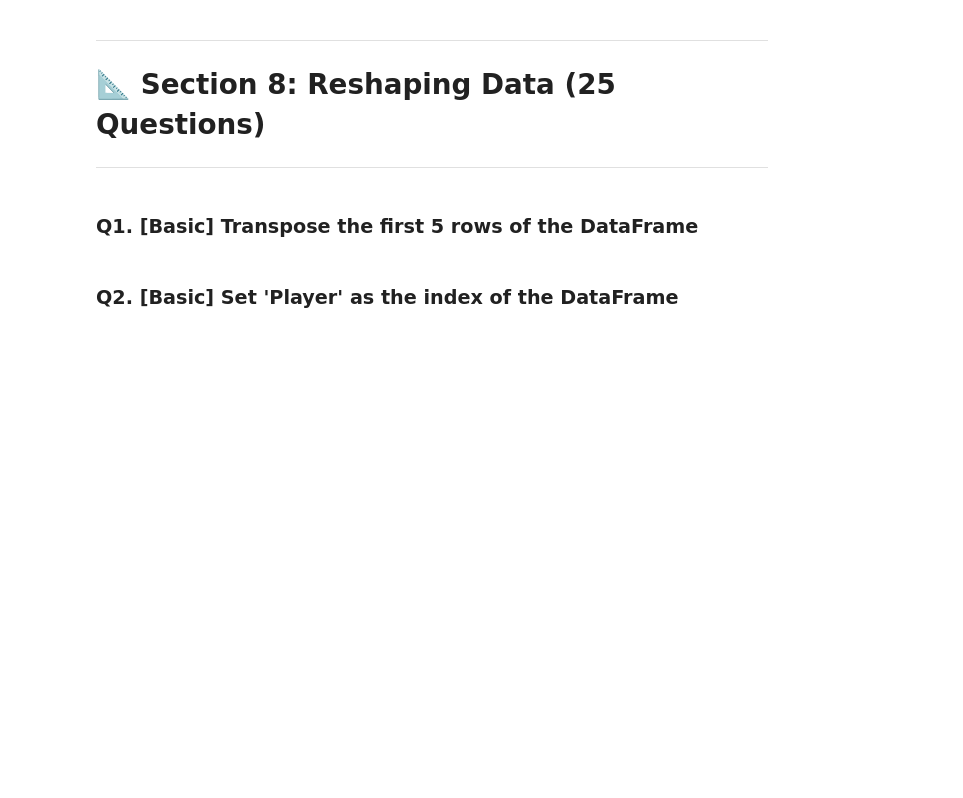
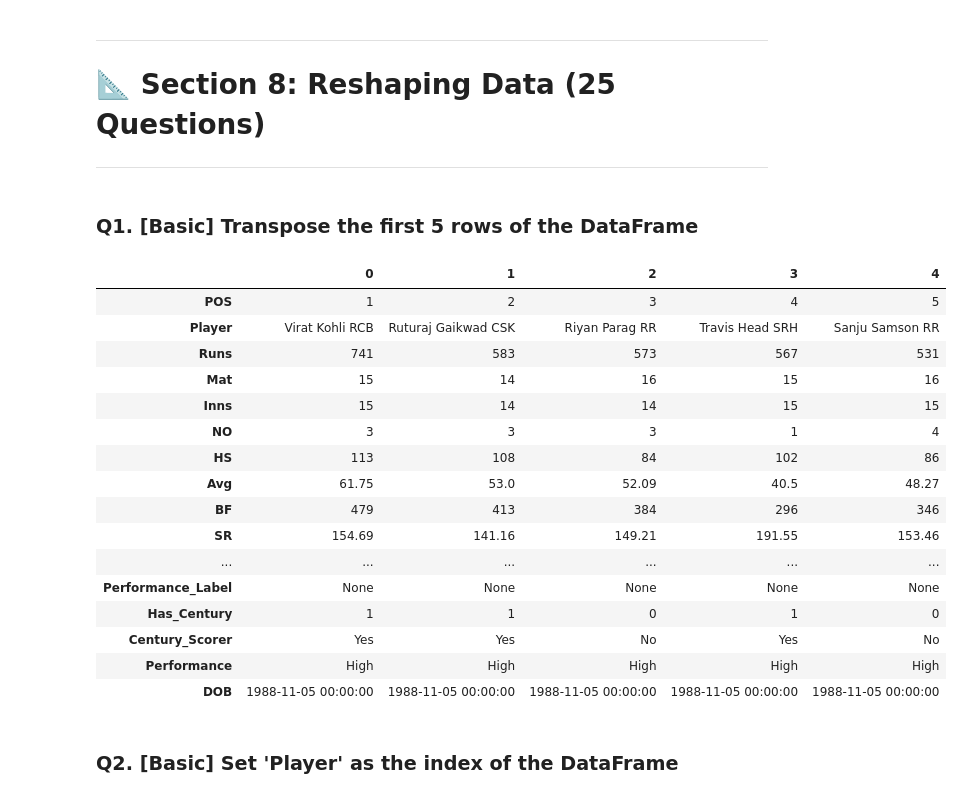
Before and after one commit to Harshit-kumar38/IPL-Dataset-Analysis-Pandas-, a Jupyter notebook: IPL_Pandas_Practice_275Q.ipynb, the cells around one changed output. Saved outputs shown, nothing was run; the diff lists cells and outputs as text; code cells hidden in the pictures; blank space fills up the shorter version.

```diff
--- a/IPL_Pandas_Practice_275Q.ipynb
+++ b/IPL_Pandas_Practice_275Q.ipynb
@@ -1955,6 +1955,26 @@ df_v2['Runs'] = df_v2['Runs'] * 0.9  # simulated updated runs
 ### Q1. [Basic] Transpose the first 5 rows of the DataFrame
 # %%
 # Your code here
+df1 = df.head(5).copy()
+df1.T
+# %% [output]
+|  | 0 | 1 | 2 | 3 | 4 |
+| POS | 1 | 2 | 3 | 4 | 5 |
+| Player | Virat Kohli RCB | Ruturaj Gaikwad CSK | Riyan Parag RR | Travis Head SRH | Sanju Samson RR |
+| Runs | 741 | 583 | 573 | 567 | 531 |
+| Mat | 15 | 14 | 16 | 15 | 16 |
+| Inns | 15 | 14 | 14 | 15 | 15 |
+| NO | 3 | 3 | 3 | 1 | 4 |
+| HS | 113 | 108 | 84 | 102 | 86 |
+| Avg | 61.75 | 53.0 | 52.09 | 40.5 | 48.27 |
+| BF | 479 | 413 | 384 | 296 | 346 |
+| SR | 154.69 | 141.16 | 149.21 | 191.55 | 153.46 |
+| ... | ... | ... | ... | ... | ... |
+| Performance_Label | None | None | None | None | None |
+| Has_Century | 1 | 1 | 0 | 1 | 0 |
+| Century_Scorer | Yes | Yes | No | Yes | No |
+| Performance | High | High | High | High | High |
+| DOB | 1988-11-05 00:00:00 | 1988-11-05 00:00:00 | 1988-11-05 00:00:00 | 1988-11-05 00:00:00 | 1988-11-05 00:00:00 |
 # %% [markdown]
 ### Q2. [Basic] Set 'Player' as the index of the DataFrame
 # %%
```
Also changed, not shown: parts of 2 cells of this notebook.
